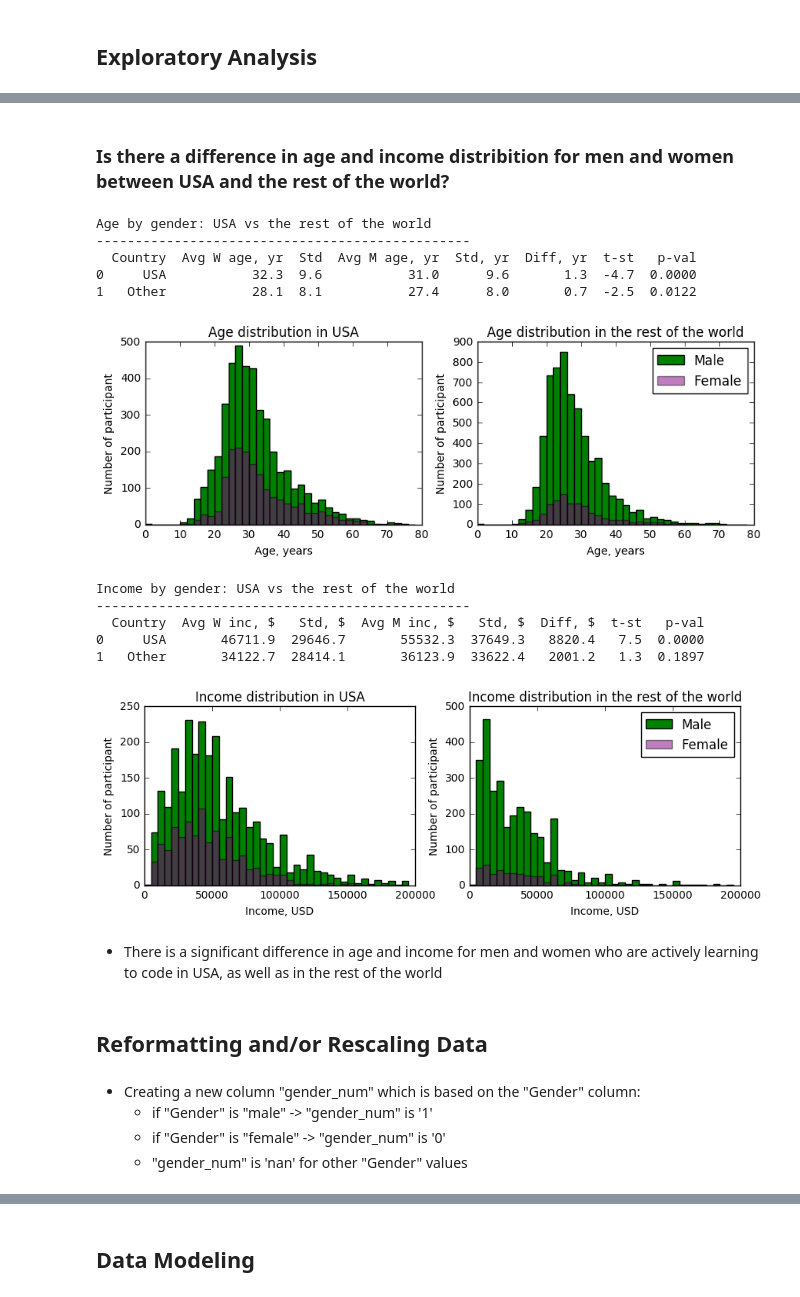
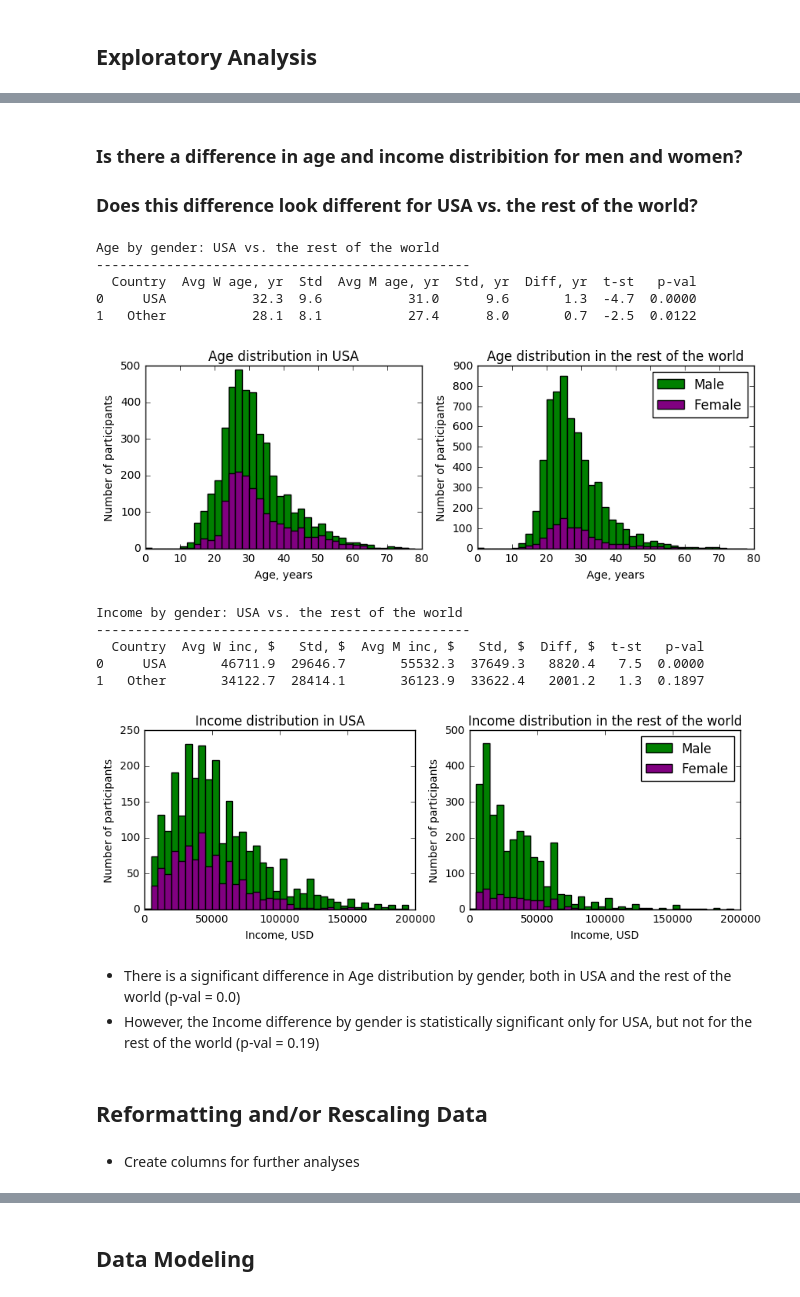
Before and after one commit to tanyaweaver/Code-501-Data-Analysis-with-Python, a Jupyter notebook: Code_501_final_project.ipynb, the cells around one changed output, grey strips where cells are left out. Cells and saved outputs as stored; diff of their text form; code cells hidden in the pictures.

```diff
--- a/Code_501_final_project.ipynb
+++ b/Code_501_final_project.ipynb
@@ -107,5 +178,6 @@ Bootcamp attendance men vs. women who is actively learning how to code:
 # %% [markdown]
-### Is there a difference in age and income distribition for men and women between USA and the rest of the world?
+### Is there a difference in age and income distribition for men and women?
+### Does this difference look different for USA vs. the rest of the world?
 # %%
 # Investigate difference in age between men and women, USA vs the rest of the world
 
@@ -121,7 +193,7 @@ data_fem_age_usa = data_age_gender_usa[data_age_gender_usa.Gender == 'female'].A
 data_male_age_other = data_age_gender_other[data_age_gender_other.Gender == 'male'].Age
 data_fem_age_other = data_age_gender_other[data_age_gender_other.Gender == 'female'].Age
 
-# USA: Avg age  and std.dev by gender
+# USA: Avg age and std.dev by gender
 women_age_avg_usa = data_fem_age_usa.mean()
 men_age_avg_usa = data_male_age_usa.mean()
 difference_age_usa = women_age_avg_usa - men_age_avg_usa
@@ -176,7 +248,7 @@ age_country_stats = pd.DataFrame(
 )
 
 print()
-print("Age by gender: USA vs the rest of the world")
+print("Age by gender: USA vs. the rest of the world")
 print("------------------------------------------------")
 print(age_country_stats)
 print()
@@ -187,17 +259,17 @@ bins=np.arange(0, 80, 2)
 plt.figure(figsize=(10, 3))
 ax1 = plt.subplot(1, 2, 1)
 ax1.hist(data_male_age_usa, color='green', bins=bins, label="Male")
-ax1.hist(data_fem_age_usa, color='purple', alpha = 0.5, bins=bins, label="Female")
+ax1.hist(data_fem_age_usa, color='purple', bins=bins, label="Female")
 ax1.set_title("Age distribution in USA")
 ax1.set_xlabel("Age, years")
-ax1.set_ylabel("Number of participant")
+ax1.set_ylabel("Number of participants")
 
 ax2 = plt.subplot(1, 2, 2)
 ax2.hist(data_male_age_other, color='green', bins=bins, label="Male")
-ax2.hist(data_fem_age_other, color='purple', alpha = 0.5, bins=bins, label="Female")
+ax2.hist(data_fem_age_other, color='purple', bins=bins, label="Female")
 ax2.set_title("Age distribution in the rest of the world")
 ax2.set_xlabel("Age, years")
-ax2.set_ylabel("Number of participant")
+ax2.set_ylabel("Number of participants")
 plt.legend()
 
 plt.show()
@@ -208,7 +280,6 @@ plt.show()
 # Data <Gender, Income Country>: split to USA and Other countries
 data_inc_gender_usa = data_inc_gen_country[data_inc_gen_country.CountryLive == "United States of America"]
 data_inc_gender_other = data_inc_gen_country[data_inc_gen_country.CountryLive != "United States of America"]
-
 
 # For USA Income data: split to female and male data
 data_male_inc_usa = data_inc_gender_usa[data_inc_gender_usa.Gender == 'male'].Income
@@ -273,52 +344,50 @@ inc_country_stats = pd.DataFrame(
                  "p-val"
                  ]
 )
 
 print()
-print("Income by gender: USA vs the rest of the world")
+print("Income by gender: USA vs. the rest of the world")
 print("------------------------------------------------")
 print(inc_country_stats)
 print()
 
 # Visualize Income distribution for men and women
 
 bins=np.arange(0, 200000, 5000)
 plt.figure(figsize=(10, 3))
 ax1 = plt.subplot(1, 2, 1)
 ax1.hist(data_male_inc_usa, color='green', bins=bins, label="Male")
-ax1.hist(data_fem_inc_usa, color='purple', alpha = 0.5, bins=bins, label="Female")
+ax1.hist(data_fem_inc_usa, color='purple', bins=bins, label="Female")
 ax1.set_title("Income distribution in USA")
 ax1.set_xlabel("Income, USD")
-ax1.set_ylabel("Number of participant")
+ax1.set_ylabel("Number of participants")
 
 ax2 = plt.subplot(1, 2, 2)
 ax2.hist(data_male_inc_other, color='green', bins=bins, label="Male")
-ax2.hist(data_fem_inc_other, color='purple', alpha = 0.5, bins=bins, label="Female")
+ax2.hist(data_fem_inc_other, color='purple', bins=bins, label="Female")
 ax2.set_title("Income distribution in the rest of the world")
 ax2.set_xlabel("Income, USD")
-ax2.set_ylabel("Number of participant")
+ax2.set_ylabel("Number of participants")
 plt.legend()
 
 plt.show()
 # %% [output]
-Age by gender: USA vs the rest of the world
+Age by gender: USA vs. the rest of the world
 ------------------------------------------------
   Country  Avg W age, yr  Std  Avg M age, yr  Std, yr  Diff, yr  t-st   p-val
 0     USA           32.3  9.6           31.0      9.6       1.3  -4.7  0.0000
 1   Other           28.1  8.1           27.4      8.0       0.7  -2.5  0.0122
-[figure, old version]
+[figure, new version]
-Income by gender: USA vs the rest of the world
+Income by gender: USA vs. the rest of the world
 ------------------------------------------------
   Country  Avg W inc, $   Std, $  Avg M inc, $   Std, $  Diff, $  t-st   p-val
 0     USA       46711.9  29646.7       55532.3  37649.3   8820.4   7.5  0.0000
 1   Other       34122.7  28414.1       36123.9  33622.4   2001.2   1.3  0.1897
-[figure, old version]
+[figure, new version]
-# %% [markdown]
-* There is a significant difference in age and income for men and women who are actively learning to code in USA, as well as in the rest of the world
+# %% [markdown]
+* There is a significant difference in Age distribution by gender, both in USA and the rest of the world (p-val = 0.0)
+* However, the Income difference by gender is statistically significant only for USA, but not for the rest of the world (p-val = 0.19)
 # %% [markdown]
 ## Reformatting and/or Rescaling Data
-# %% [markdown]
-* Creating a new column "gender_num" which is based on the "Gender" column:
-   * if "Gender" is "male" -> "gender_num" is '1'
-   * if "Gender" is "female" -> "gender_num" is '0'
-   * "gender_num" is 'nan' for other "Gender" values
+# %% [markdown]
+* Create columns for further analyses
```
Also changed, not shown: parts of 26 cells of this notebook, 1 other file.
